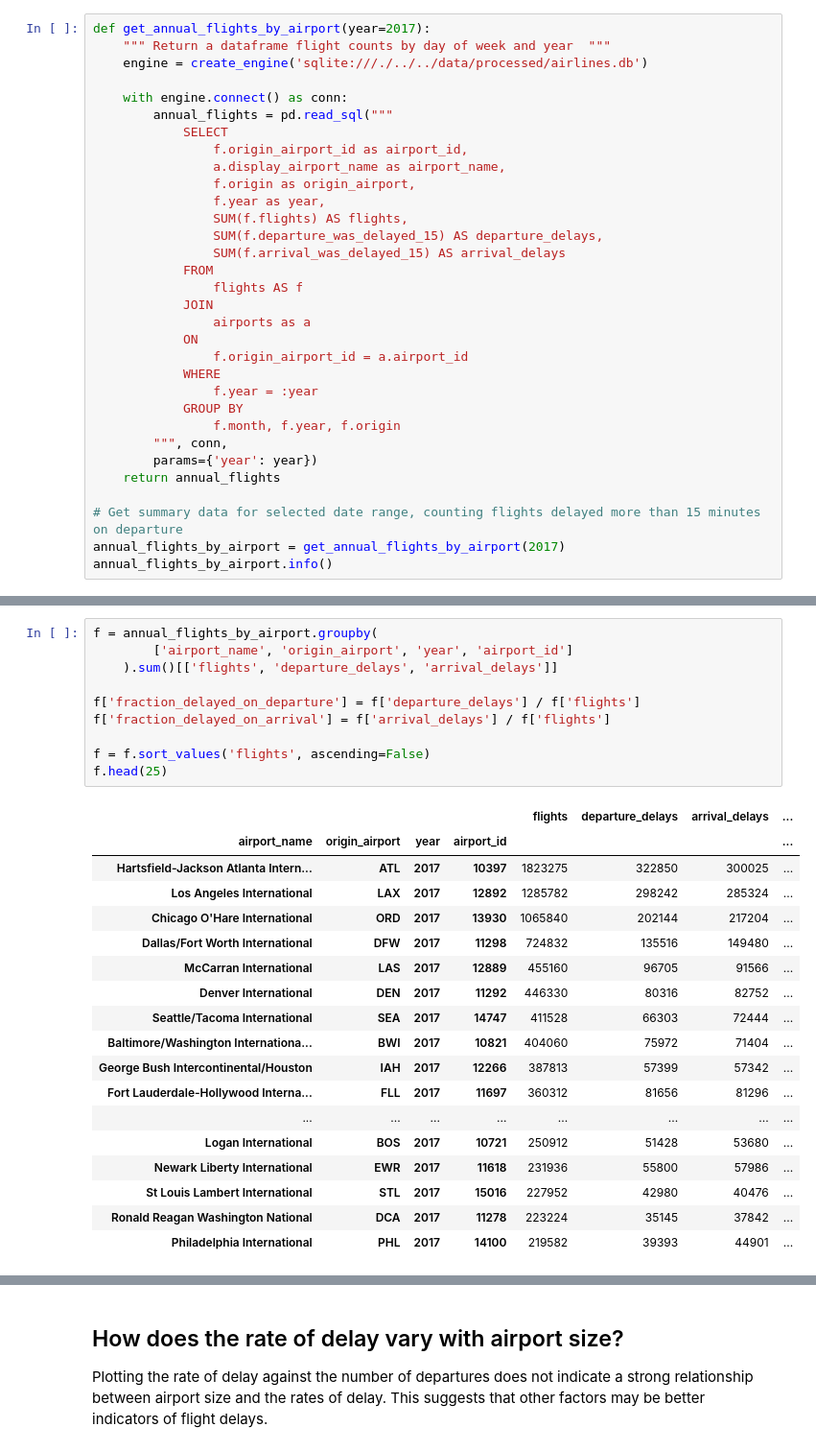
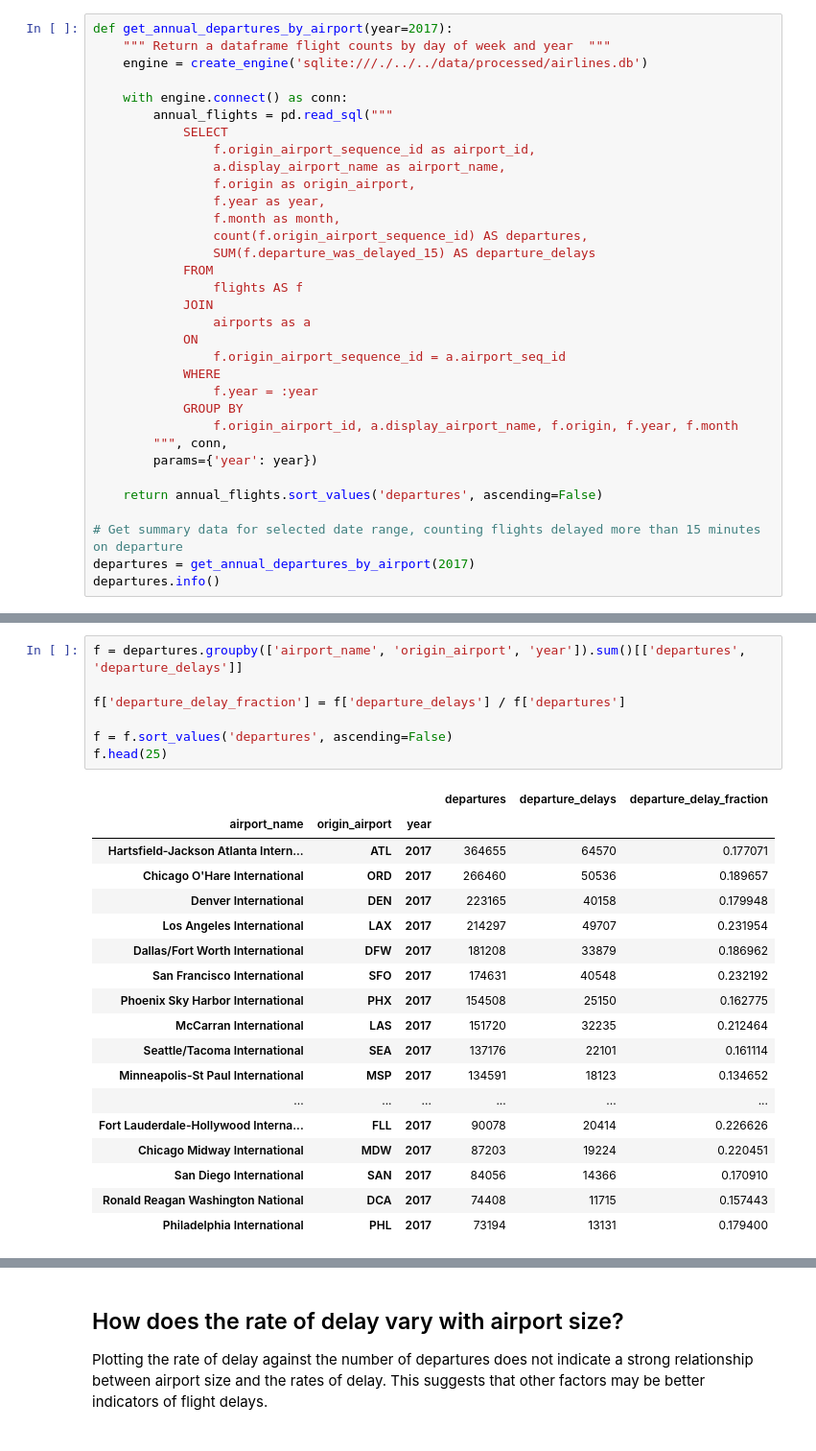
Before and after one commit to aviationweather/airport-delays, a Jupyter notebook: notebooks/eda/busiest-airports.ipynb, the cells around one changed output, grey strips where cells are left out. Shown at 96% size. Cells and saved outputs as stored; diff of their text form.

```diff
--- a/notebooks/eda/busiest-airports.ipynb
+++ b/notebooks/eda/busiest-airports.ipynb
@@ -10,34 +84,35 @@ from datetime import date
 # %%
-def get_annual_flights_by_airport(year=2017):
+def get_annual_departures_by_airport(year=2017):
     """ Return a dataframe flight counts by day of week and year  """
     engine = create_engine('sqlite:///./../../data/processed/airlines.db')
 
     with engine.connect() as conn:
         annual_flights = pd.read_sql("""
             SELECT
-                f.origin_airport_id as airport_id,
+                f.origin_airport_sequence_id as airport_id,
                 a.display_airport_name as airport_name,
                 f.origin as origin_airport,
                 f.year as year,
-                SUM(f.flights) AS flights,
-                SUM(f.departure_was_delayed_15) AS departure_delays,
-                SUM(f.arrival_was_delayed_15) AS arrival_delays
+                f.month as month,
+                count(f.origin_airport_sequence_id) AS departures,
+                SUM(f.departure_was_delayed_15) AS departure_delays
             FROM
                 flights AS f
             JOIN
                 airports as a
             ON
-                f.origin_airport_id = a.airport_id
+                f.origin_airport_sequence_id = a.airport_seq_id
             WHERE
                 f.year = :year
             GROUP BY
-                f.month, f.year, f.origin
+                f.origin_airport_id, a.display_airport_name, f.origin, f.year, f.month
         """, conn,
         params={'year': year})
-    return annual_flights
+
+    return annual_flights.sort_values('departures', ascending=False)
 
 # Get summary data for selected date range, counting flights delayed more than 15 minutes on departure
-annual_flights_by_airport = get_annual_flights_by_airport(2017)
-annual_flights_by_airport.info()
+departures = get_annual_departures_by_airport(2017)
+departures.info()
 # %% [output]
 <class 'pandas.core.frame.DataFrame'>
@@ -55,30 +130,27 @@ memory usage: 194.3+ KB
 # %%
-f = annual_flights_by_airport.groupby(
-        ['airport_name', 'origin_airport', 'year', 'airport_id']
-    ).sum()[['flights', 'departure_delays', 'arrival_delays']]
+f = departures.groupby(['airport_name', 'origin_airport', 'year']).sum()[['departures', 'departure_delays']]
 
-f['fraction_delayed_on_departure'] = f['departure_delays'] / f['flights']
-f['fraction_delayed_on_arrival'] = f['arrival_delays'] / f['flights']
+f['departure_delay_fraction'] = f['departure_delays'] / f['departures']
 
-f = f.sort_values('flights', ascending=False)
+f = f.sort_values('departures', ascending=False)
 f.head(25)
 # %% [output]
-|  |  |  |  | flights | departure_delays | arrival_delays | ... |
-| airport_name | origin_airport | year | airport_id |  |  |  | ... |
-| Hartsfield-Jackson Atlanta Intern... | ATL | 2017 | 10397 | 1823275 | 322850 | 300025 | ... |
-| Los Angeles International | LAX | 2017 | 12892 | 1285782 | 298242 | 285324 | ... |
-| Chicago O'Hare International | ORD | 2017 | 13930 | 1065840 | 202144 | 217204 | ... |
-| Dallas/Fort Worth International | DFW | 2017 | 11298 | 724832 | 135516 | 149480 | ... |
-| McCarran International | LAS | 2017 | 12889 | 455160 | 96705 | 91566 | ... |
-| Denver International | DEN | 2017 | 11292 | 446330 | 80316 | 82752 | ... |
-| Seattle/Tacoma International | SEA | 2017 | 14747 | 411528 | 66303 | 72444 | ... |
-| Baltimore/Washington Internationa... | BWI | 2017 | 10821 | 404060 | 75972 | 71404 | ... |
-| George Bush Intercontinental/Houston | IAH | 2017 | 12266 | 387813 | 57399 | 57342 | ... |
-| Fort Lauderdale-Hollywood Interna... | FLL | 2017 | 11697 | 360312 | 81656 | 81296 | ... |
-| ... | ... | ... | ... | ... | ... | ... | ... |
-| Logan International | BOS | 2017 | 10721 | 250912 | 51428 | 53680 | ... |
-| Newark Liberty International | EWR | 2017 | 11618 | 231936 | 55800 | 57986 | ... |
-| St Louis Lambert International | STL | 2017 | 15016 | 227952 | 42980 | 40476 | ... |
-| Ronald Reagan Washington National | DCA | 2017 | 11278 | 223224 | 35145 | 37842 | ... |
-| Philadelphia International | PHL | 2017 | 14100 | 219582 | 39393 | 44901 | ... |
+|  |  |  | departures | departure_delays | departure_delay_fraction |
+| airport_name | origin_airport | year |  |  |  |
+| Hartsfield-Jackson Atlanta Intern... | ATL | 2017 | 364655 | 64570 | 0.177071 |
+| Chicago O'Hare International | ORD | 2017 | 266460 | 50536 | 0.189657 |
+| Denver International | DEN | 2017 | 223165 | 40158 | 0.179948 |
+| Los Angeles International | LAX | 2017 | 214297 | 49707 | 0.231954 |
+| Dallas/Fort Worth International | DFW | 2017 | 181208 | 33879 | 0.186962 |
+| San Francisco International | SFO | 2017 | 174631 | 40548 | 0.232192 |
+| Phoenix Sky Harbor International | PHX | 2017 | 154508 | 25150 | 0.162775 |
+| McCarran International | LAS | 2017 | 151720 | 32235 | 0.212464 |
+| Seattle/Tacoma International | SEA | 2017 | 137176 | 22101 | 0.161114 |
+| Minneapolis-St Paul International | MSP | 2017 | 134591 | 18123 | 0.134652 |
+| ... | ... | ... | ... | ... | ... |
+| Fort Lauderdale-Hollywood Interna... | FLL | 2017 | 90078 | 20414 | 0.226626 |
+| Chicago Midway International | MDW | 2017 | 87203 | 19224 | 0.220451 |
+| San Diego International | SAN | 2017 | 84056 | 14366 | 0.170910 |
+| Ronald Reagan Washington National | DCA | 2017 | 74408 | 11715 | 0.157443 |
+| Philadelphia International | PHL | 2017 | 73194 | 13131 | 0.179400 |
 # %%
```
Also changed, not shown: parts of 11 cells of this notebook, 11 other files.
